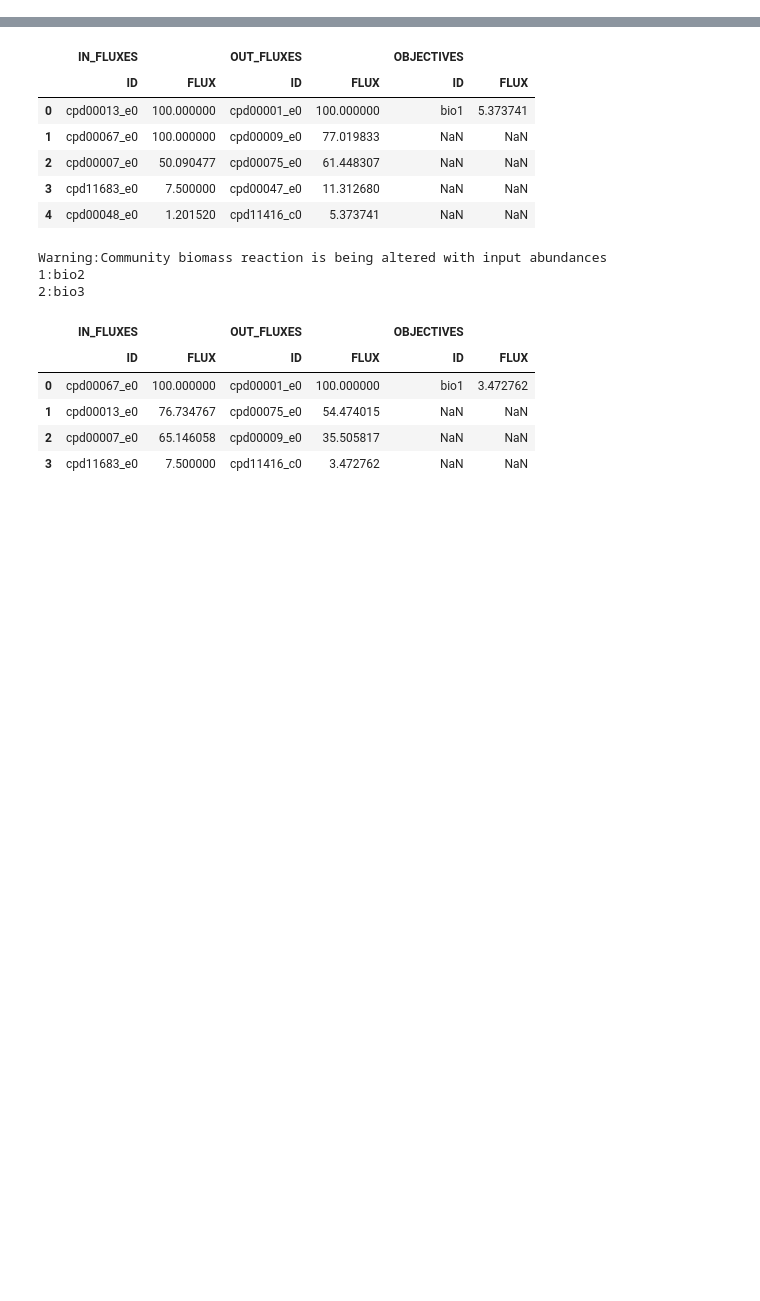
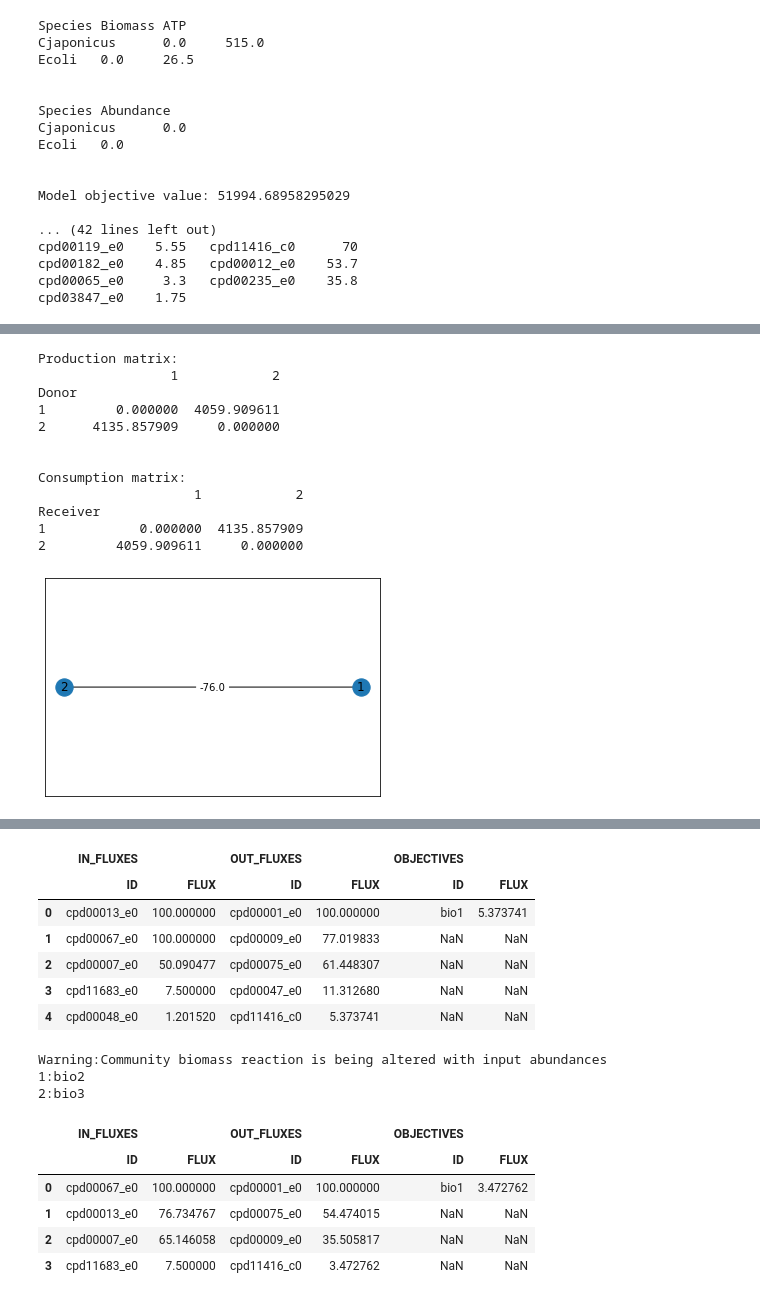
Before and after one commit to ModelSEED/ProjectNotebooks, a Jupyter notebook: CommunityModeling/AimeeCommunityFBA2.ipynb, the cells around one changed output, grey strips where cells are left out. Saved outputs shown, nothing was run; the diff lists cells and outputs as text; code cells hidden in the pictures; blank space fills up the shorter version.

```diff
--- a/CommunityModeling/AimeeCommunityFBA2.ipynb
+++ b/CommunityModeling/AimeeCommunityFBA2.ipynb
@@ -3,6 +3,7 @@ import cobra
 import cplex
 import optlang
 import sys
+import json
 import logging
 from configparser import ConfigParser
 config = ConfigParser()
@@ -11,5 +12,13 @@ paths = config.get("script", "syspaths").split(";")
 for path in paths:
     sys.path.append(path)
 import cobrakbase
-from modelseedpy import MSPackageManager, FBAHelper, MSBuilder
+from cobrakbase.core.kbasefba.newmodeltemplate_builder import NewModelTemplateBuilder
+from modelseedpy import MSCommunity,MSATPCorrection,MSPackageManager, FBAHelper, MSBuilder, MSGapfill
+from modelseedpy.helpers import get_template
+
+kbase_api = cobrakbase.KBaseAPI()
+core = NewModelTemplateBuilder.from_dict(kbase_api.get_object("GramNegModelTemplateV3","NewKBaseModelTemplates"), None).build()
+model = MSBuilder.build_full_template_model(core,model_id = "core",index = '0')
+
+model
 # %% [output]
@@ -17,8 +32,26 @@ cobrakbase 0.2.8
-# %%
-kbase_api = cobrakbase.KBaseAPI()
-model = kbase_api.get_from_ws("Cjaponicus_Ecoli_Community",92637)
-model.solver = 'optlang-cplex'
-#Applying constraints based on KBase media
-media = kbase_api.get_from_ws("ChitinM9Media",91858)
-template = kbase_api.get_from_ws("GramNegModelTemplateV3","NewKBaseModelTemplates")
-model = MSBuilder.gapfill_model(model,"bio1",template,media)
+# %%
+cfba = MSCommunity(model,["Cjaponicus","Ecoli"],{"Cjaponicus":0.5,"Ecoli":0.5})
+#MSCommunity.set_abundances({"Cjaponicus":0.1,"Ecoli":0.6})
+output = cfba.test_individual_species(glucosemedia,allow_interaction=False)
+output = cfba.predict_abundances(None)
+output = cfba.run(None)
+cfba.compute_interactions(output)
+cfba.visualize()
+# %% [output]
+Species Biomass ATP
+Cjaponicus      0.0     515.0
+Ecoli   0.0     26.5
+
+
+Species Abundance
+Cjaponicus      0.0
+Ecoli   0.0
+
+
+Model objective value: 51994.68958295029
+
+... (42 lines left out)
+cpd00119_e0    5.55   cpd11416_c0      70
+cpd00182_e0    4.85   cpd00012_e0    53.7
+cpd00065_e0     3.3   cpd00235_e0    35.8
+cpd03847_e0    1.75
@@ -24,0 +59,13 @@ model = MSBuilder.gapfill_model(model,"bio1",template,media)
+Production matrix:
+                 1            2
+Donor
+1         0.000000  4059.909611
+2      4135.857909     0.000000
+
+
+Consumption matrix:
+                    1            2
+Receiver
+1            0.000000  4135.857909
+2         4059.909611     0.000000
+[figure, added]
```
Also changed, not shown: parts of 5 cells of this notebook, 21 other files.
